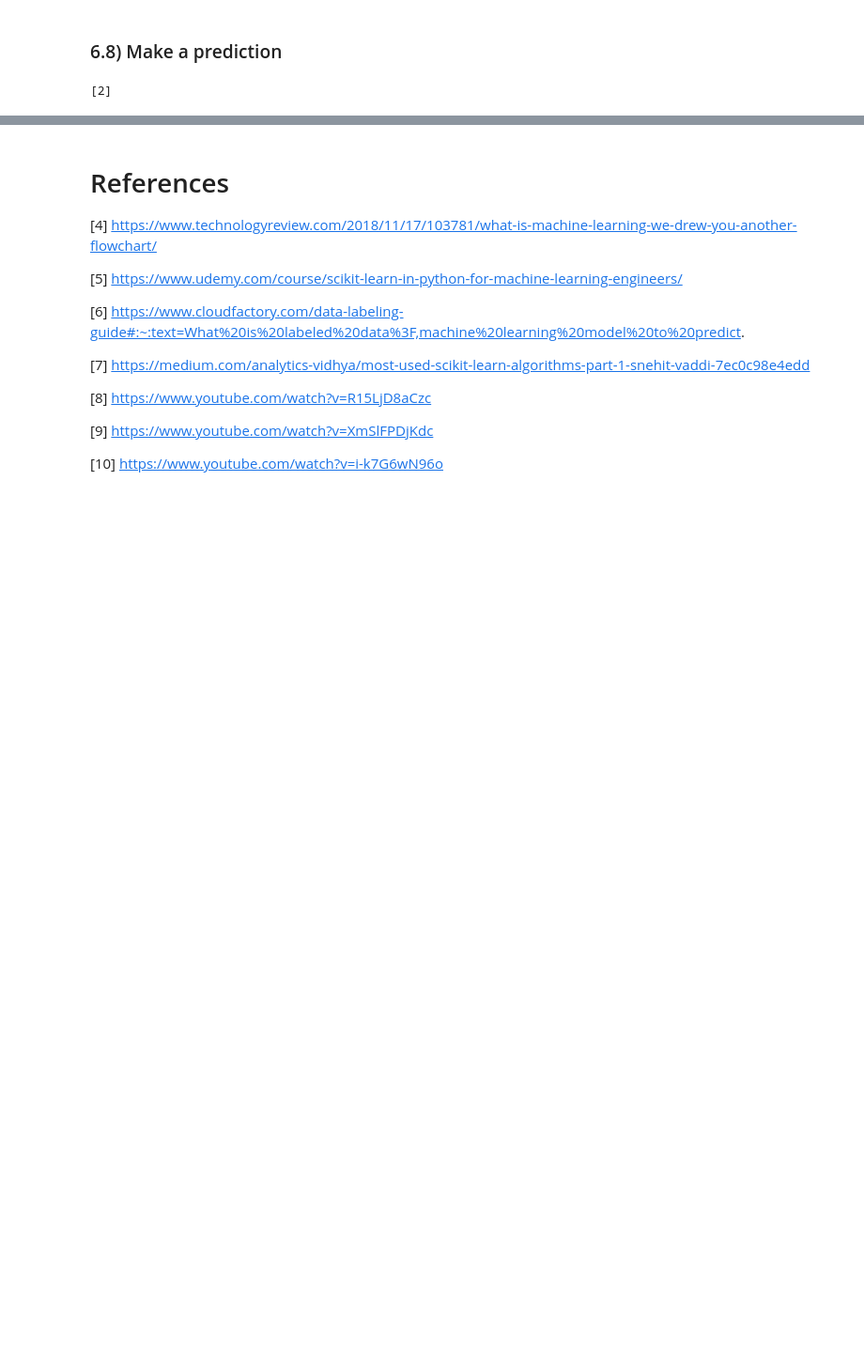
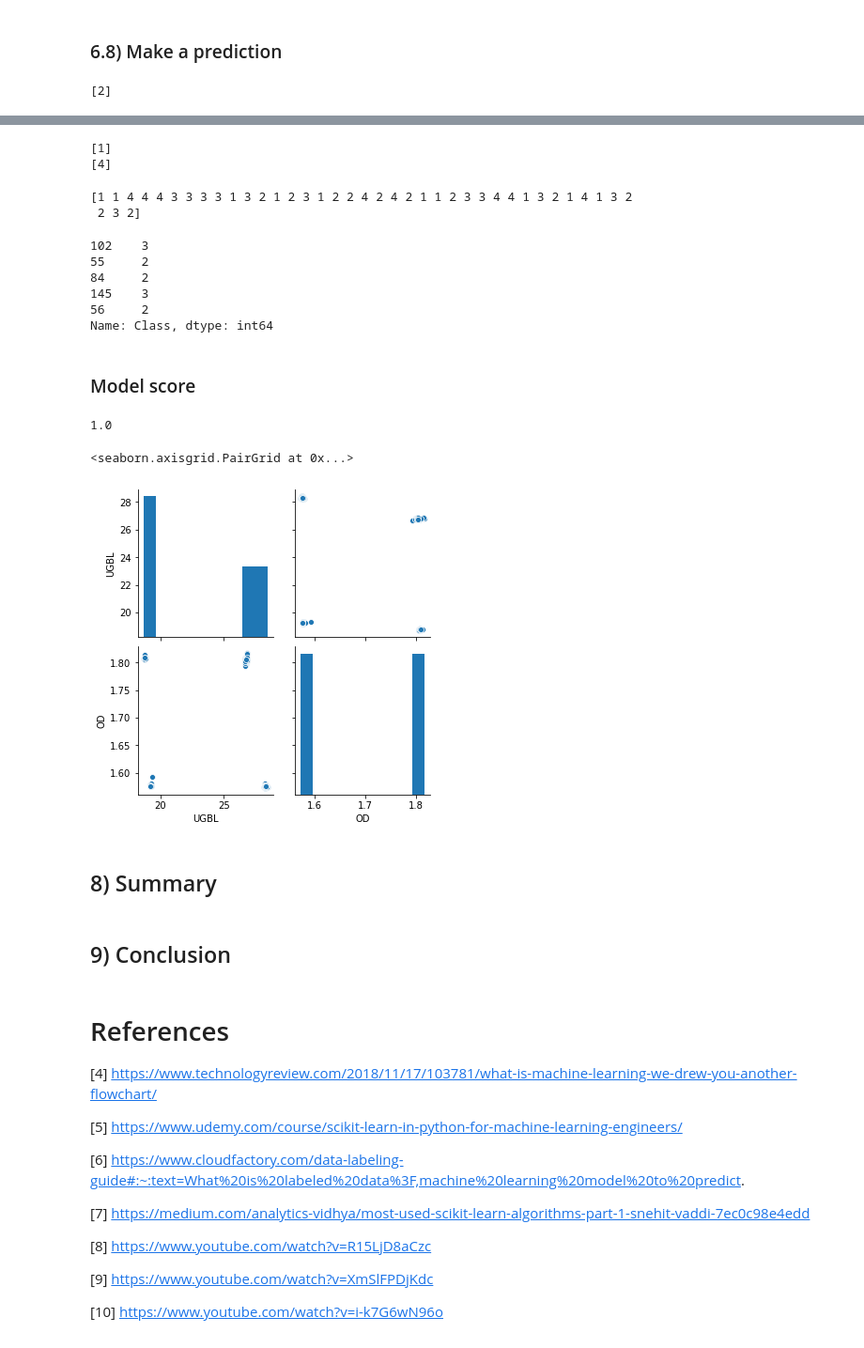
Before and after one commit to KeithQuinn/Machine-Learning-and-Statistics-Winter-21-22, a Jupyter notebook: Scikit-Learn.ipynb, the cells around one changed output, grey strips where cells are left out. Shown at 94% size. Cells and saved outputs as stored; diff of their text form; code cells hidden in the pictures; blank space fills up the shorter version.

Commit message:
Taking data from my work place and applying the RandomForestClassifier to build a classification model

```diff
--- a/Scikit-Learn.ipynb
+++ b/Scikit-Learn.ipynb
@@ -535,0 +541,3 @@ print(prediction)
+# %%
+tube_df = pd.read_csv("TubeData2.csv") # reading in the file
+tube_df
@@ -536,3 +624,39 @@ print(prediction)
+# %%
+print(tube_clf.predict([[19.27, 1.57]])) # make prediction using the inputs provided.
+print(tube_clf.predict([[26.84, 1.80]])) # make prediction using the inputs provided.
+# %% [output]
+[1]
+[4]
+# %%
+print(tube_clf.predict(X_test)) # make predictions on the 20% of the data left out from training the model.
+# %% [output]
+[1 1 4 4 4 3 3 3 3 1 3 2 1 2 3 1 2 2 4 2 4 2 1 1 2 3 3 4 4 1 3 2 1 4 1 3 2
+ 2 3 2]
+# %%
+Y_test.tail() # the 20% of the labeled data, will be used to make comparisons with the predictions.
+# %% [output]
+102    3
+55     2
+84     2
+145    3
+56     2
+Name: Class, dtype: int64
+# %% [markdown]
+### Model score
+# %%
+print(tube_clf.score(X_test, Y_test)) # compares the predicted with the actual.
+# %% [output]
+1.0
+# %%
+tube_df = tube_df.drop(['Class'], axis=1) # x variables
+sns.pairplot(tube_df)
+# %% [output]
+<seaborn.axisgrid.PairGrid at 0x...>
+[figure, added]
+# %% [markdown]
+## 8) Summary
+# %% [markdown]
+## 9) Conclusion
 # %% [markdown]
 # References
 [4] https://www.technologyreview.com/2018/11/17/103781/what-is-machine-learning-we-drew-you-another-flowchart/
```
Also changed, not shown: parts of 17 cells of this notebook, 2 other files.
